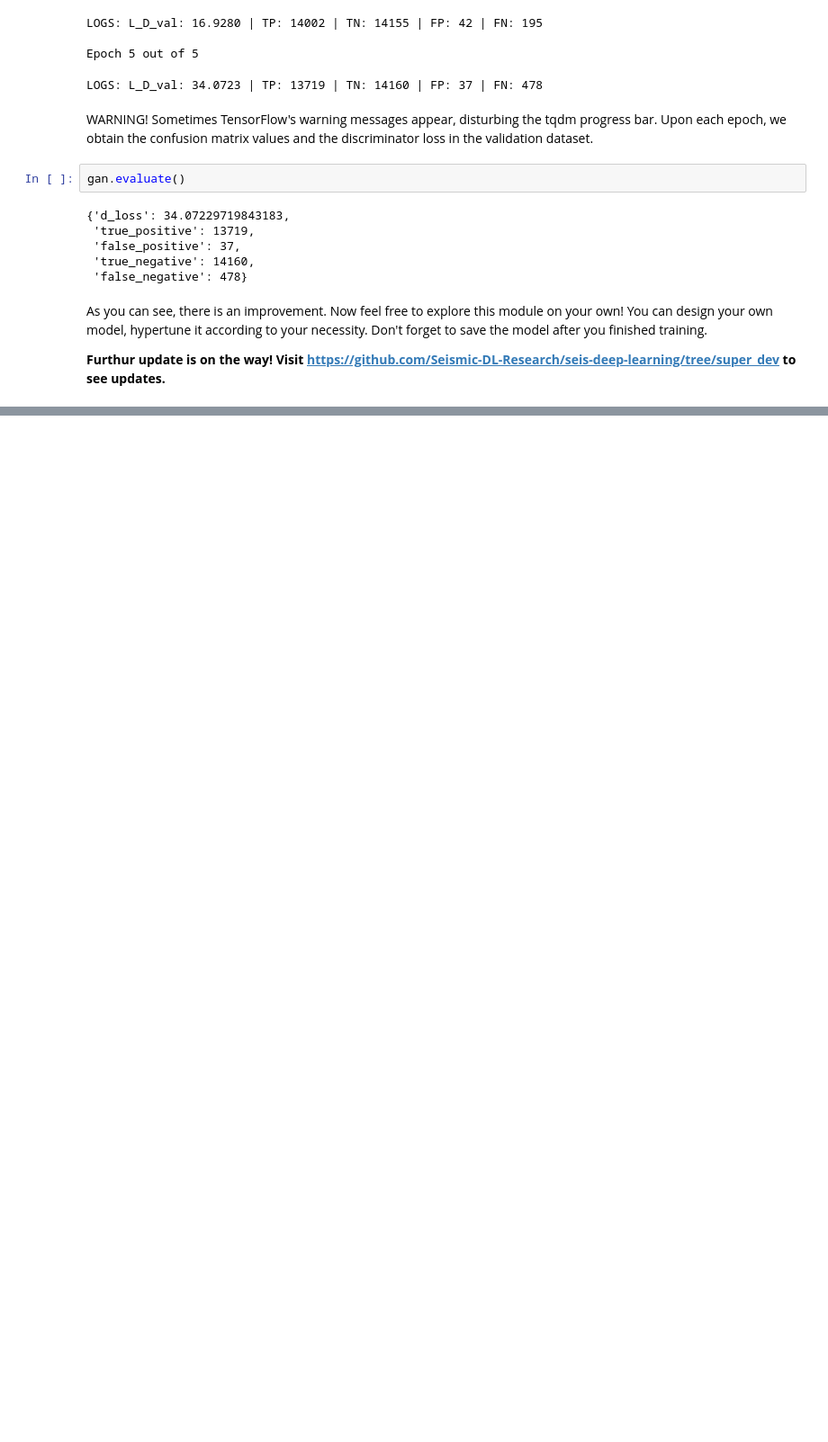
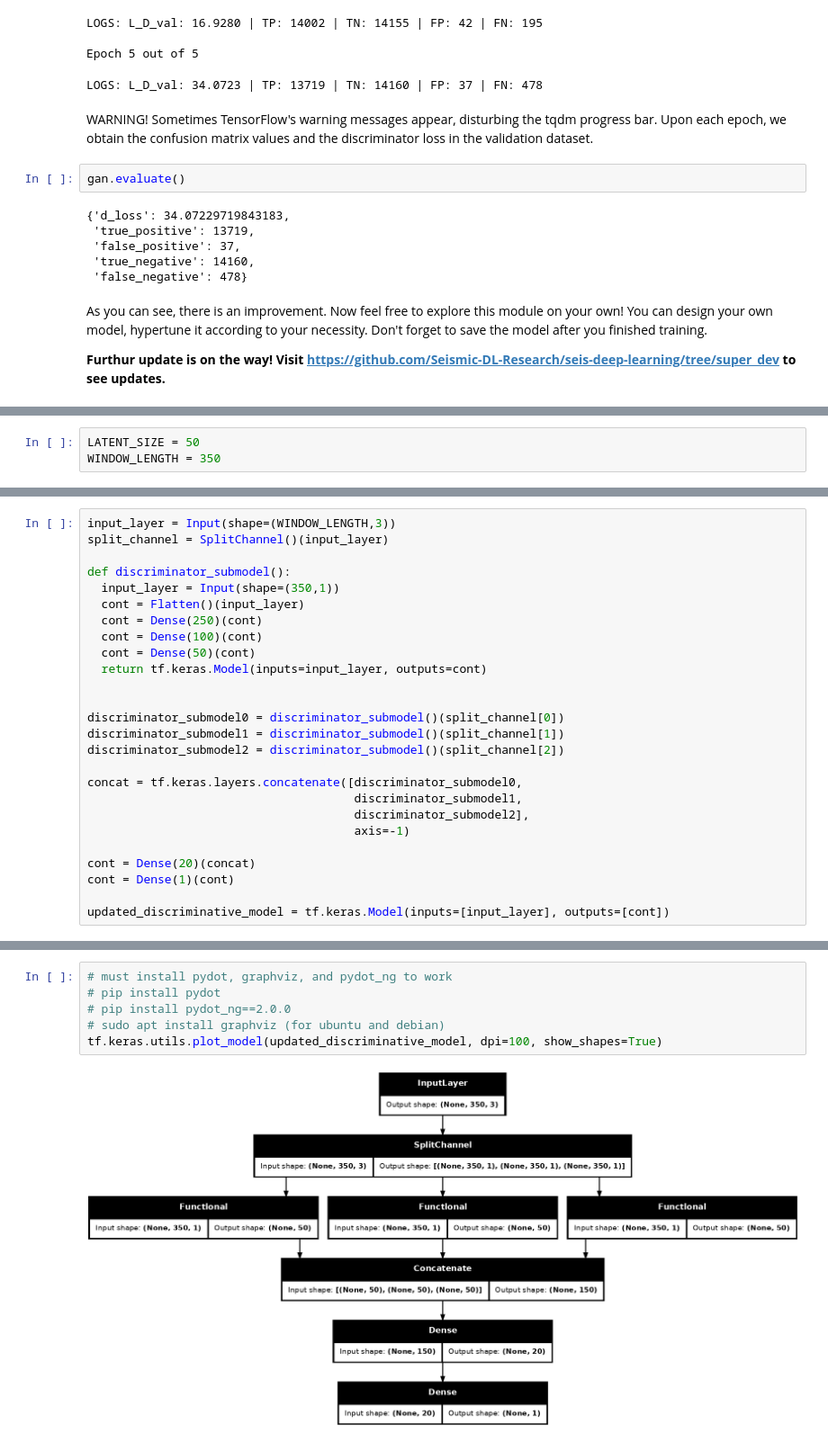
Before and after one commit to Seismic-DL-Research/seis-deep-learning, a Jupyter notebook: GTM_Tutorial.ipynb, the cells around one changed output, grey strips where cells are left out. Shown at 90% size. Cells and saved outputs as stored; diff of their text form; blank space fills up the shorter version.

Commit message:
Adding 3 Channel Feature

```diff
--- a/GTM_Tutorial.ipynb
+++ b/GTM_Tutorial.ipynb
@@ -291,0 +302,3 @@ As you can see, there is an improvement. Now feel free to explore this module on
+# %%
+LATENT_SIZE = 50
+WINDOW_LENGTH = 350
@@ -291,0 +362,26 @@ As you can see, there is an improvement. Now feel free to explore this module on
+# %%
+input_layer = Input(shape=(WINDOW_LENGTH,3))
+split_channel = SplitChannel()(input_layer)
+
+def discriminator_submodel():
+  input_layer = Input(shape=(350,1))
+  cont = Flatten()(input_layer)
+  cont = Dense(250)(cont)
+  cont = Dense(100)(cont)
+  cont = Dense(50)(cont)
+  return tf.keras.Model(inputs=input_layer, outputs=cont)
+
+
+discriminator_submodel0 = discriminator_submodel()(split_channel[0])
+discriminator_submodel1 = discriminator_submodel()(split_channel[1])
+discriminator_submodel2 = discriminator_submodel()(split_channel[2])
+
+concat = tf.keras.layers.concatenate([discriminator_submodel0,
+                                      discriminator_submodel1,
+                                      discriminator_submodel2],
+                                      axis=-1)
+
+cont = Dense(20)(concat)
+cont = Dense(1)(cont)
+
+updated_discriminative_model = tf.keras.Model(inputs=[input_layer], outputs=[cont])
@@ -291,0 +417,8 @@ As you can see, there is an improvement. Now feel free to explore this module on
+# %%
+# must install pydot, graphviz, and pydot_ng to work
+# pip install pydot
+# pip install pydot_ng==2.0.0
+# sudo apt install graphviz (for ubuntu and debian)
+tf.keras.utils.plot_model(updated_discriminative_model, dpi=100, show_shapes=True)
+# %% [output]
+[figure, added]
```
Also changed, not shown: parts of 9 cells of this notebook, 3 other files.
